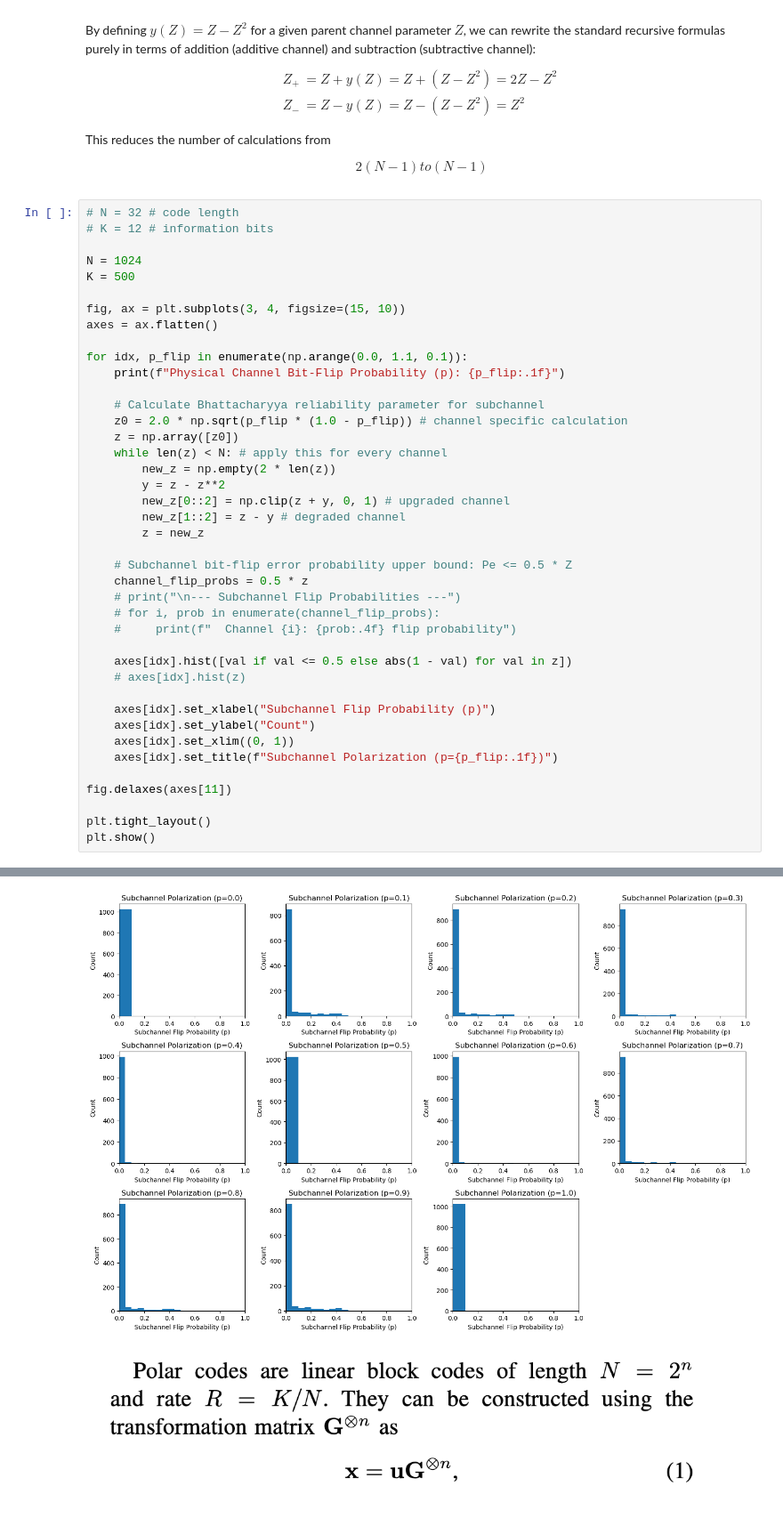
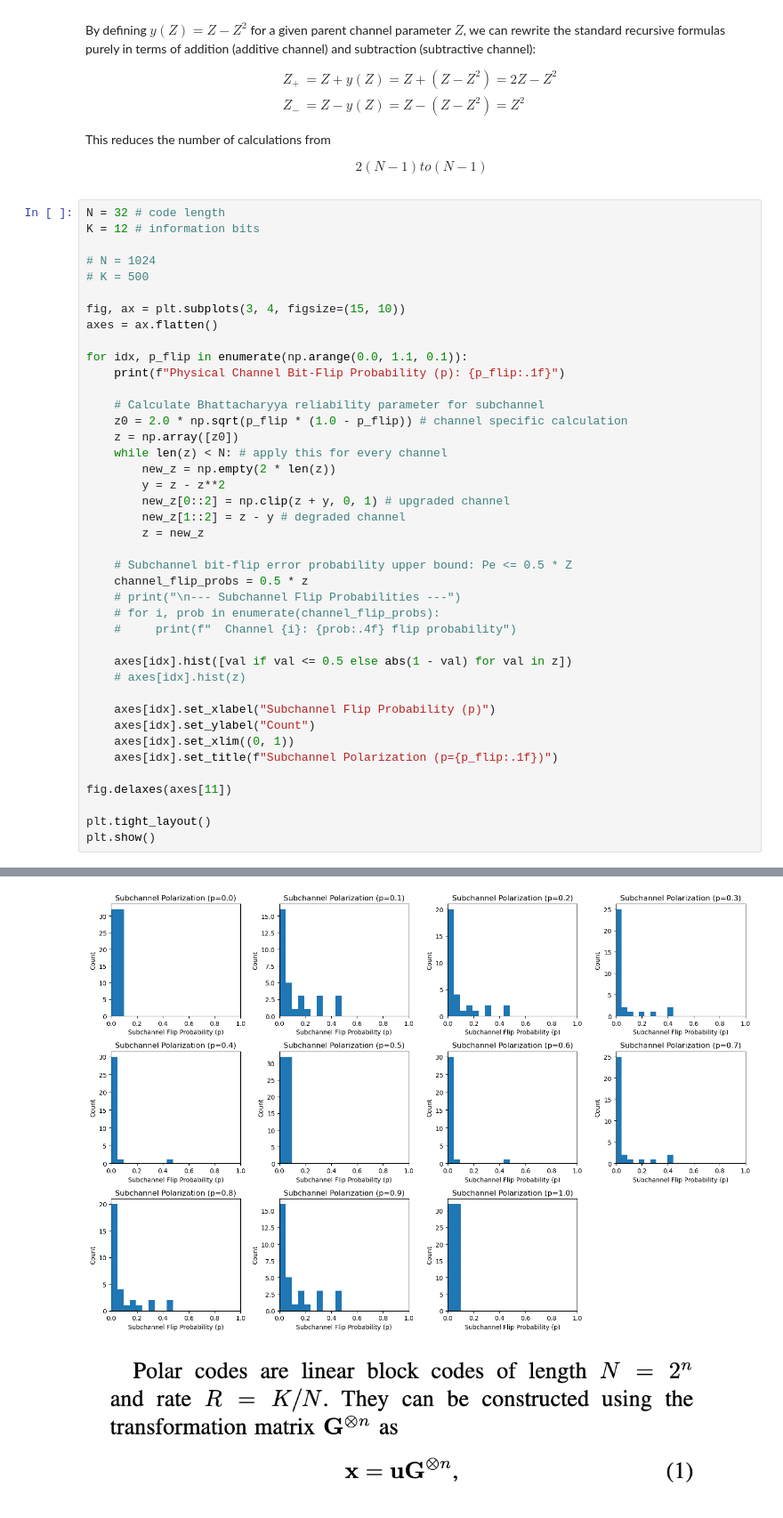
Before and after one commit to Cryptonoid2030/Polar-Code-Experiments, a Jupyter notebook: implementation.ipynb, the cells around one changed output, grey strips where cells are left out. Shown at 89% size. Cells and saved outputs as stored; diff of their text form.

```diff
--- a/implementation.ipynb
+++ b/implementation.ipynb
@@ -50,11 +50,11 @@ This reduces the number of calculations from
 2(N - 1) to (N - 1)
 \end{align}
 # %%
-# N = 32 # code length
-# K = 12 # information bits
+N = 32 # code length
+K = 12 # information bits
 
-N = 1024
-K = 500
+# N = 1024
+# K = 500
 
 fig, ax = plt.subplots(3, 4, figsize=(15, 10))
 axes = ax.flatten()
@@ -111,4 +105,4 @@ Physical Channel Bit-Flip Probability (p): 0.1
-[figure, old version]
+[figure, new version]
 # %% [markdown]
 ![image.png](attachment:image.png)
 # %%
```
Also changed, not shown: parts of 3 cells of this notebook.
